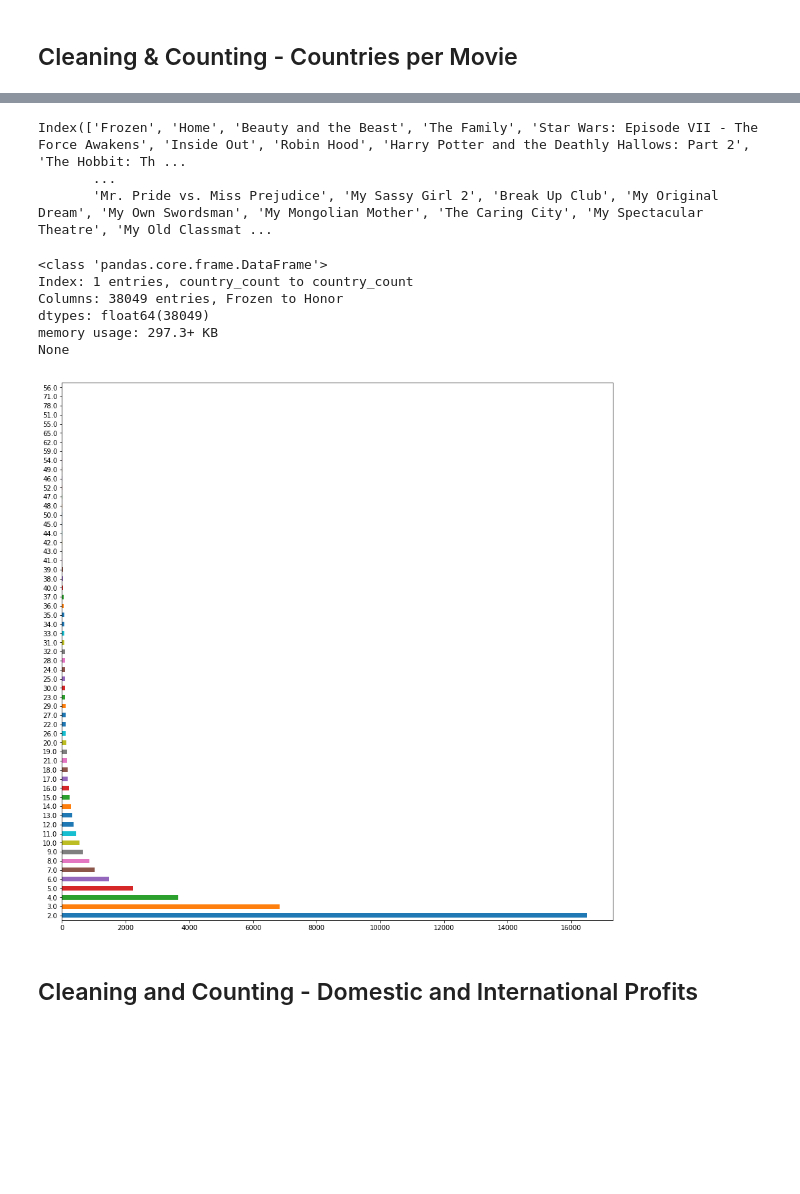
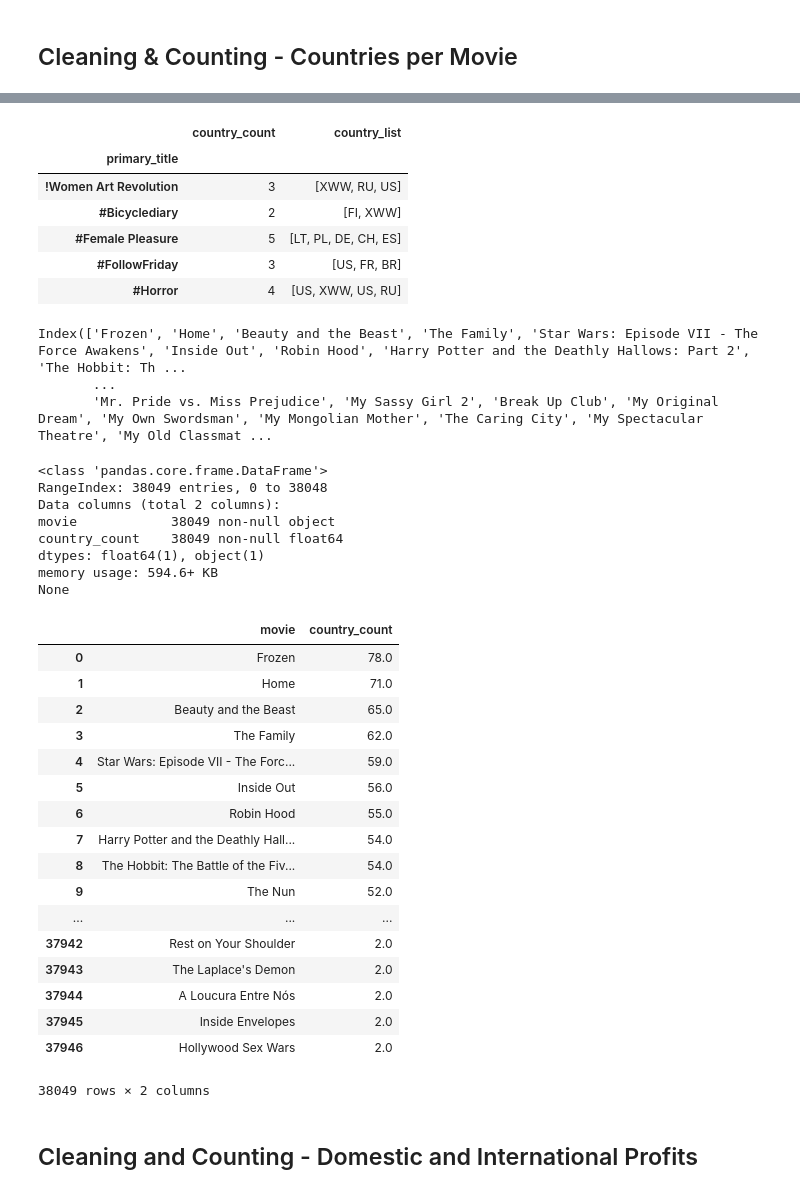
Before and after one commit to tcastanley/Movie_Analysis, a Jupyter notebook: Country_Movie_Inspection.ipynb, the cells around one changed output, grey strips where cells are left out. Drawn from its saved outputs; the diff is of its cells as text; code cells hidden in the pictures; blank space fills up the shorter version.

```diff
--- a/Country_Movie_Inspection.ipynb
+++ b/Country_Movie_Inspection.ipynb
@@ -93,12 +100,3 @@ df_finance
 # Data Cleaning
 # %% [markdown]
 ## Cleaning & Counting - Countries per Movie
-# %%
-df_country['country_count'] = 1
-df_country = df_country.groupby(['region','primary_title']).sum()
-df_country = df_country.unstack()
-
-df_country = df_country.sum(axis=0).sort_values(ascending=False)
-df_country = df_country.unstack()
-
-df_country
@@ -109,11 +102,0 @@ df_country
-# %%
-domestic_films = []
-
-for movie in df_country.keys():
-    if df_country[movie]['country_count'] <= 1:
-            domestic_films.append(movie)
-
-
-df_country = df_country.drop(domestic_films, axis=1)
-df_country
-# .iloc[0].value_counts().plot.barh(figsize=(15,15));
@@ -124,3 +153,19 @@ df_country
+# %%
+df_country_list_int = df_country_list_complete[
+    df_country_list_complete[
+        'country_count'
+    ] > 1
+]
+
+df_country_list_int.head()
+# %% [output]
+|  | country_count | country_list |
+| primary_title |  |  |
+| !Women Art Revolution | 3 | [XWW, RU, US] |
+| #Bicyclediary | 2 | [FI, XWW] |
+| #Female Pleasure | 5 | [LT, PL, DE, CH, ES] |
+| #FollowFriday | 3 | [US, FR, BR] |
+| #Horror | 4 | [US, XWW, US, RU] |
 # %%
 df_country.keys()
 # %% [output]
@@ -130,25 +175,45 @@ Index(['Frozen', 'Home', 'Beauty and the Beast', 'The Family', 'Star Wars: Episo
 # %%
 int_movie_counter = {}
 
-int_movie_counter['tconst'] = df_country.keys()
+int_movie_counter['movie'] = df_country.keys()
 count_list = []
 
 for movie in df_country.keys():
     count_list.append(df_country[movie]['country_count'])
 
 int_movie_counter['country_count'] = count_list
 
 df_country_counts = pd.DataFrame.from_dict(int_movie_counter)
-print(df_country.info())
-df_country_counts['country_count'].value_counts().sort_values(ascending=False).plot.barh(figsize=(15,15));
+print(df_country_counts.info())
+df_country_counts
+# ['country_count'].value_counts().sort_values(ascending=False).plot.barh(figsize=(15,15));
 # %% [output]
 <class 'pandas.core.frame.DataFrame'>
-Index: 1 entries, country_count to country_count
-Columns: 38049 entries, Frozen to Honor
-dtypes: float64(38049)
-memory usage: 297.3+ KB
+RangeIndex: 38049 entries, 0 to 38048
+Data columns (total 2 columns):
+movie            38049 non-null object
+country_count    38049 non-null float64
+dtypes: float64(1), object(1)
+memory usage: 594.6+ KB
 None
-[figure, removed]
+|  | movie | country_count |
+| 0 | Frozen | 78.0 |
+| 1 | Home | 71.0 |
+| 2 | Beauty and the Beast | 65.0 |
+| 3 | The Family | 62.0 |
+| 4 | Star Wars: Episode VII - The Forc... | 59.0 |
+| 5 | Inside Out | 56.0 |
+| 6 | Robin Hood | 55.0 |
+| 7 | Harry Potter and the Deathly Hall... | 54.0 |
+| 8 | The Hobbit: The Battle of the Fiv... | 54.0 |
+| 9 | The Nun | 52.0 |
+| ... | ... | ... |
+| 37942 | Rest on Your Shoulder | 2.0 |
+| 37943 | The Laplace's Demon | 2.0 |
+| 37944 | A Loucura Entre Nós | 2.0 |
+| 37945 | Inside Envelopes | 2.0 |
+| 37946 | Hollywood Sex Wars | 2.0 |
+38049 rows × 2 columns
 # %% [markdown]
 ## Cleaning and Counting - Domestic and International Profits
 # %%
```
Also changed, not shown: parts of 8 cells of this notebook, 1 other file.
